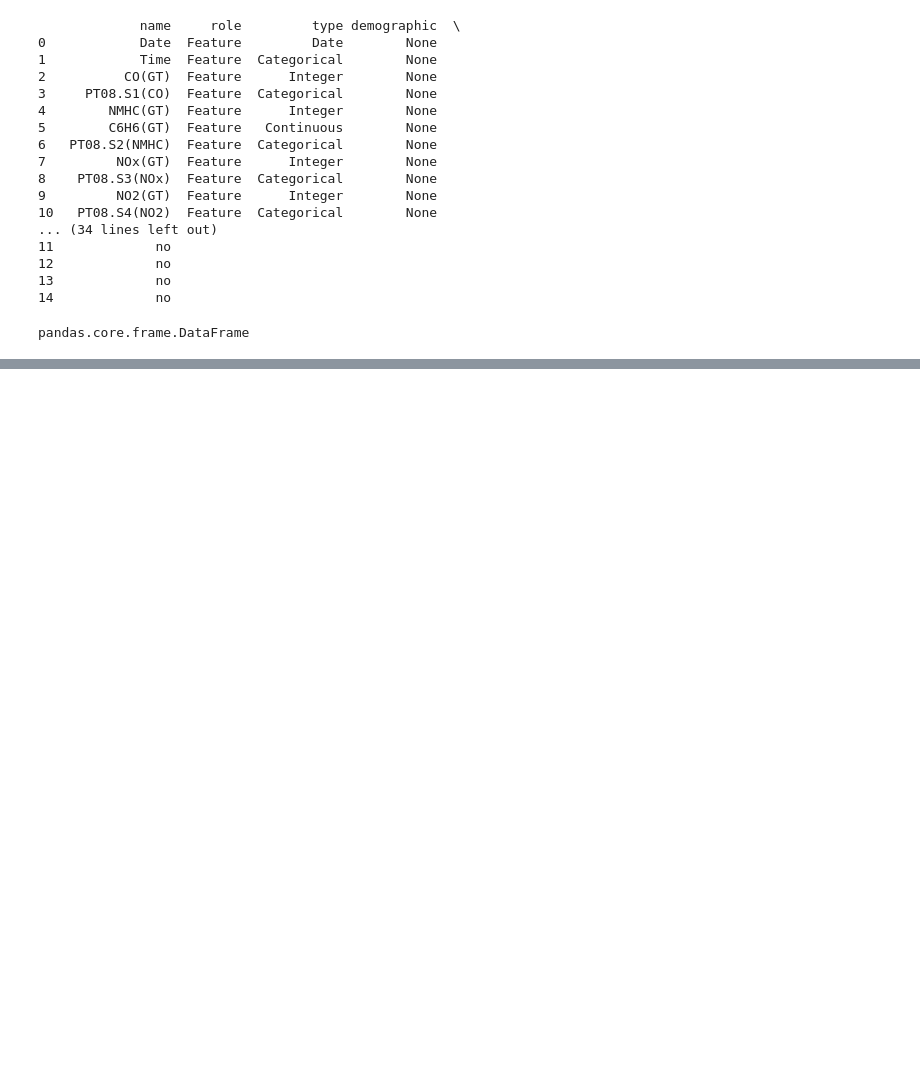
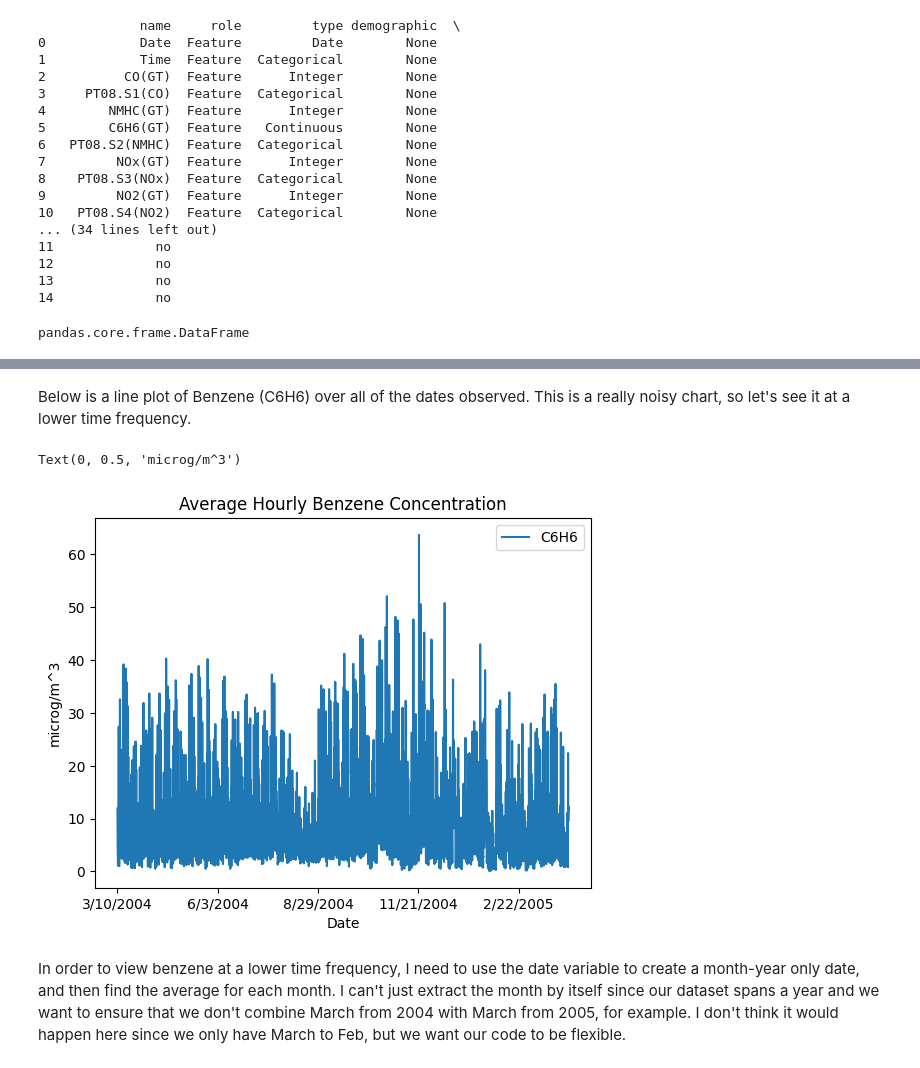
Before and after one commit to YefridC09/ST-554-Project1-Template, a Jupyter notebook: Task2/st554_project1_task2.ipynb, the cells around one changed output, grey strips where cells are left out. Drawn from its saved outputs; the diff is of its cells as text; code cells hidden in the pictures; blank space fills up the shorter version.

```diff
--- a/Task2/st554_project1_task2.ipynb
+++ b/Task2/st554_project1_task2.ipynb
@@ -203,0 +239,11 @@ There are 15 variables in this dataset.
+# %% [markdown]
+Below is a line plot of Benzene (C6H6) over all of the dates observed. This is a really noisy chart, so let's see it at a lower time frequency.
+# %%
+air_data_clean.plot("Date", "C6H6")
+plt.title("Average Hourly Benzene Concentration")
+plt.ylabel("microg/m^3")
+# %% [output]
+Text(0, 0.5, 'microg/m^3')
+[figure, added]
+# %% [markdown]
+In order to view benzene at a lower time frequency, I need to use the date variable to create a month-year only date, and then find the average for each month. I can't just extract the month by itself since our dataset spans a year and we want to ensure that we don't combine March from 2004 with March from 2005, for example. I don't think it would happen here since we only have March to Feb, but we want our code to be flexible.
```
Also changed, not shown: parts of 35 cells of this notebook.
